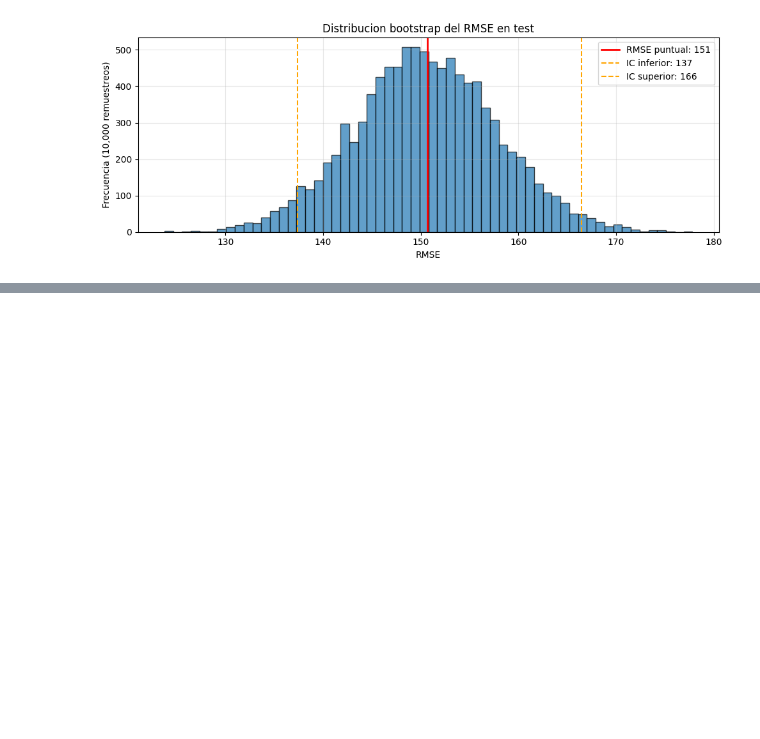
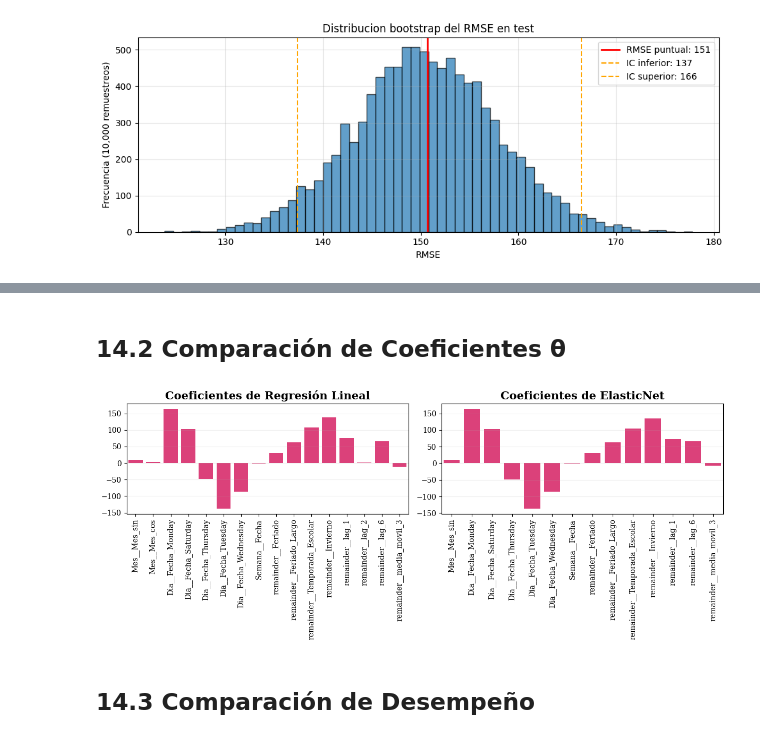
Before and after one commit to mazuelosleandro0-prog/Demand_Bakery, a Jupyter notebook: Model/ModelBakery.ipynb, the cells around one changed output, grey strips where cells are left out. Saved outputs shown, nothing was run; the diff lists cells and outputs as text; code cells hidden in the pictures; blank space fills up the shorter version.

Commit message:
Se añade regularización ElasticNet

```diff
--- a/Model/ModelBakery.ipynb
+++ b/Model/ModelBakery.ipynb
@@ -783,0 +835,28 @@ plt.show()
+# %% [markdown]
+## 14.2 Comparación de Coeficientes  θ
+# %%
+# Función para graficar
+def bar(ax,coefs,title):
+  sns.barplot(x=coefs.index,y=coefs.values,ax=ax,color='#F52773')
+  ax.set_title(title,fontname="DejaVu Serif",fontweight="bold",fontsize=15)
+  ax.set_ylabel("Importancia",fontname="DejaVu Serif")
+  ax.grid(alpha=0.2,axis="y")
+  ax.tick_params(axis='x', rotation=90)
+
+
+ #Extraer los coeficientes  θ de la regresión lineal sin regularizar
+coeficientes_rl=pd.Series(reg_pipe.named_steps['regresion'].coef_,index=reg_pipe.named_steps['preprocesador'].get_feature_names_out())
+
+
+#Visualizar los pesos  de los coeficientes θ de ambos modelos
+fig,ax=plt.subplots(1,2,figsize=(12,5))
+bar(ax[0],coeficientes_rl,"Coeficientes de Regresión Lineal")
+estilo_ejes(None,ax[0],None,None)
+bar(ax[1],coeficientes_elt,"Coeficientes de ElasticNet")
+estilo_ejes(None,ax[1],None,None)
+plt.tight_layout()
+plt.show()
+# %% [output]
+[figure, added]
+# %% [markdown]
+## 14.3 Comparación de Desempeño
```
Also changed, not shown: parts of 10 cells of this notebook, 7 other files.
